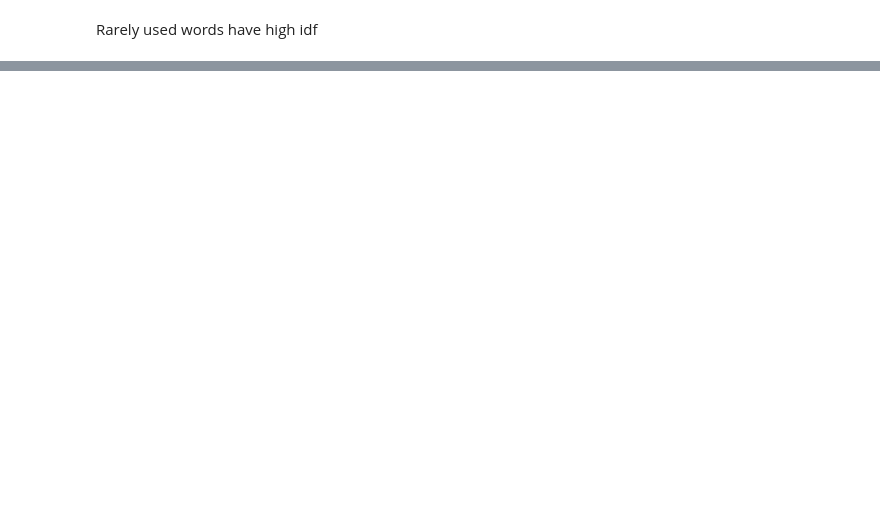
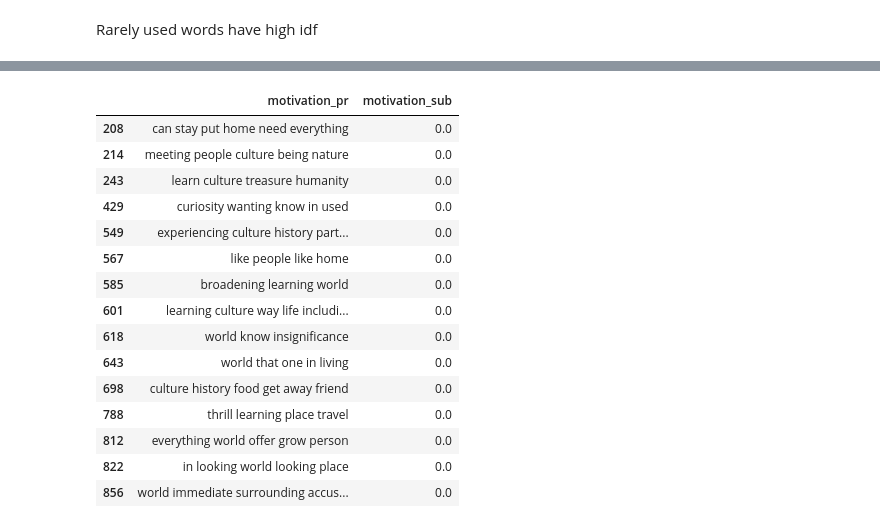
Before and after one commit to Ecboxer/travel, a Jupyter notebook: notebooks/explore.ipynb, the cells around one changed output, grey strips where cells are left out. Drawn from its saved outputs; the diff is of its cells as text; code cells hidden in the pictures; blank space fills up the shorter version.

```diff
--- a/notebooks/explore.ipynb
+++ b/notebooks/explore.ipynb
@@ -1103,0 +1142,4 @@ Rarely used words have high idf
+# %%
+df['motivation_pol'] = df['motivation_pr'].apply(lambda x: TextBlob(x).sentiment[0])
+# %%
+df['motivation_sub'] = df['motivation_pr'].apply(lambda x: TextBlob(x).sentiment[1])
@@ -1103,0 +1212,19 @@ Rarely used words have high idf
+# %%
+df[df['motivation_sub'] == 0][df['motivation_word_count'] >= 10].sort_values(by='motivation_sub')[['motivation_pr', 'motivation_sub']]
+# %% [output]
+|  | motivation_pr | motivation_sub |
+| 208 | can stay put home need everything | 0.0 |
+| 214 | meeting people culture being nature | 0.0 |
+| 243 | learn culture treasure humanity | 0.0 |
+| 429 | curiosity wanting know in used | 0.0 |
+| 549 | experiencing culture history part... | 0.0 |
+| 567 | like people like home | 0.0 |
+| 585 | broadening learning world | 0.0 |
+| 601 | learning culture way life includi... | 0.0 |
+| 618 | world know insignificance | 0.0 |
+| 643 | world that one in living | 0.0 |
+| 698 | culture history food get away friend | 0.0 |
+| 788 | thrill learning place travel | 0.0 |
+| 812 | everything world offer grow person | 0.0 |
+| 822 | in looking world looking place | 0.0 |
+| 856 | world immediate surrounding accus... | 0.0 |
```
Also changed, not shown: parts of 25 cells of this notebook, 2 other files.
